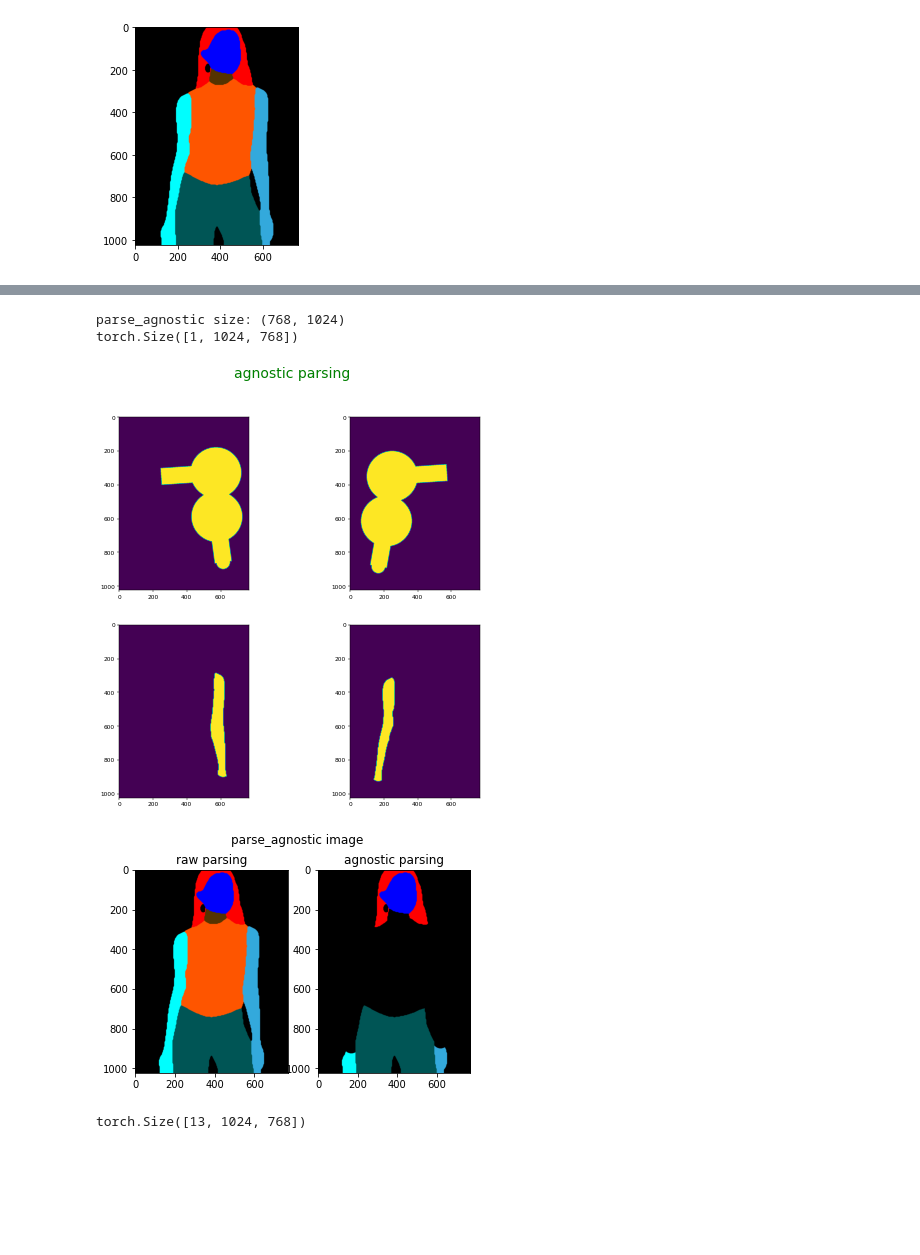
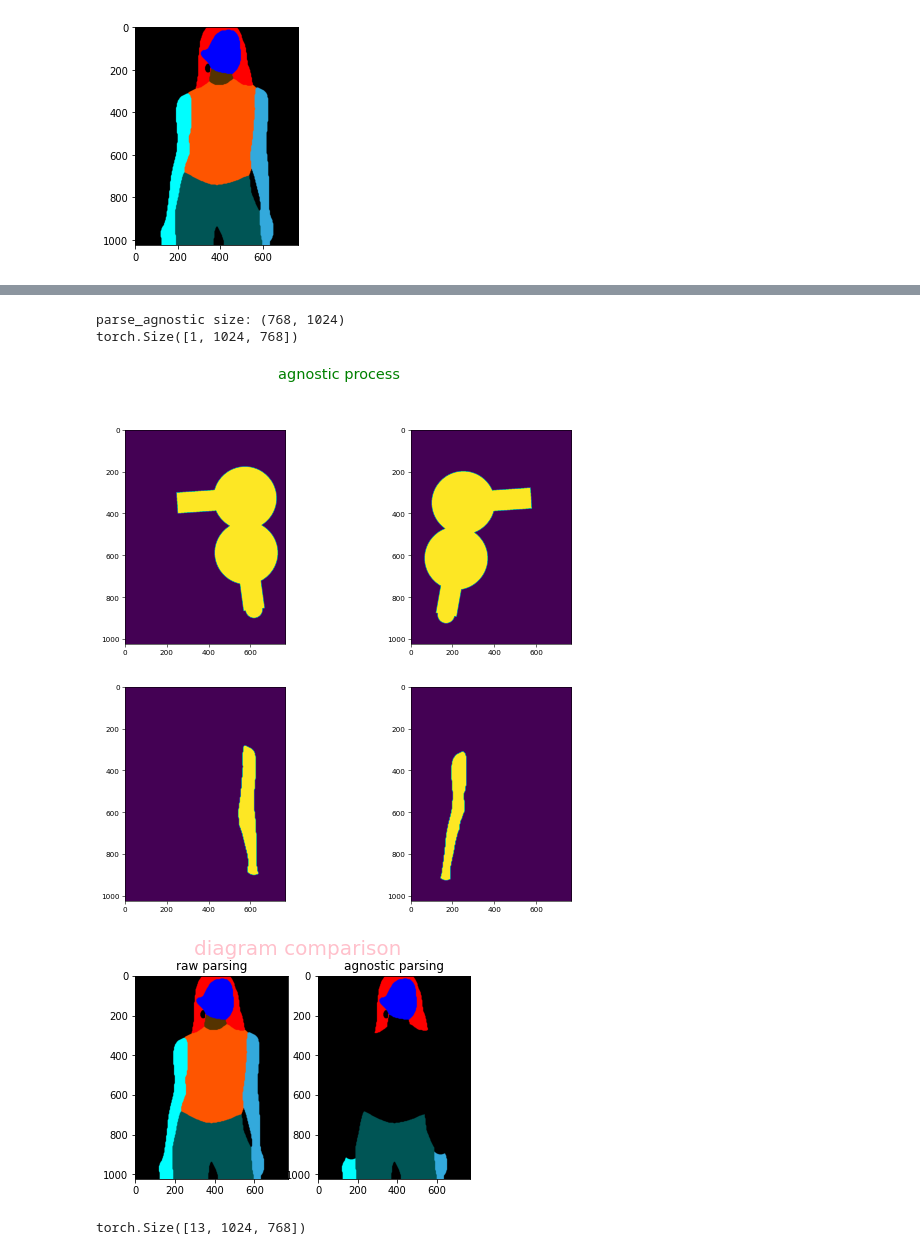
Before and after one commit to jiaqianjing/VITON-HD, a Jupyter notebook: analysis.ipynb, the cells around one changed output, grey strips where cells are left out. Saved outputs shown, nothing was run; the diff lists cells and outputs as text; code cells hidden in the pictures; blank space fills up the shorter version.

```diff
--- a/analysis.ipynb
+++ b/analysis.ipynb
@@ -173,38 +173,38 @@ def get_parse_agnostic(load_width: int, load_height: int, parse: Image, pose_dat
     # mask torso & neck (移除 humanparsing 的上身躯干和脖子)
     # im 为要复制的图像（全黑），仅对 mask 中为 255 像素值的位置进行复制，为 0 像素值的位置，保持原图
     agnostic.paste(im=0, box=None, mask=Image.fromarray(np.uint8(parse_upper * 255), 'L'))
     agnostic.paste(im=0, box=None, mask=Image.fromarray(np.uint8(parse_neck * 255), 'L'))
 
     # visual mask process
-    fig = plt.figure(figsize=(13, 12), dpi=42)
-    plt.suptitle("agnostic parsing",  fontsize=24, color='green')
+    fig = plt.figure(figsize=(13, 12), dpi=52)
+    plt.suptitle("agnostic process",  fontsize=20, color='green')
     for i, img in enumerate(mask_arms+parse_arms):
         plt.subplot(2, 2, i+1)
         plt.imshow(img)
 
     return agnostic
 
 # =======================================================
 # 获取 agnostic 语义分割图；移除手臂、脖子、上身躯干（保留手）
 # =======================================================
 parse_agnostic = get_parse_agnostic(768, 1024, parse, pose_data)
 print(f'parse_agnostic size: {parse_agnostic.size}')
 
 new_fig = plt.figure()
-plt.suptitle("parse_agnostic image")
+plt.suptitle("diagram comparison", fontsize=20, color='pink')
 plt.subplot(1, 2, 1)
 plt.title("raw parsing")
 plt.imshow(parse)
 plt.subplot(1, 2, 2)
 plt.title("agnostic parsing")
 plt.imshow(parse_agnostic)
 parse_agnostic = torch.from_numpy(np.array(parse_agnostic)[np.newaxis,:]).long()
 print(parse_agnostic.shape)
 # %% [output]
 parse_agnostic size: (768, 1024)
 torch.Size([1, 1024, 768])
-[figure, old version]
+[figure, new version]
-[figure, old version]
+[figure, new version]
 # %%
 # ========================================================================
 # Human Parsing(num_class=20) -> VITON Parsing (num_class=13) & One-Hot
```
Also changed, not shown: parts of 1 cell of this notebook.
